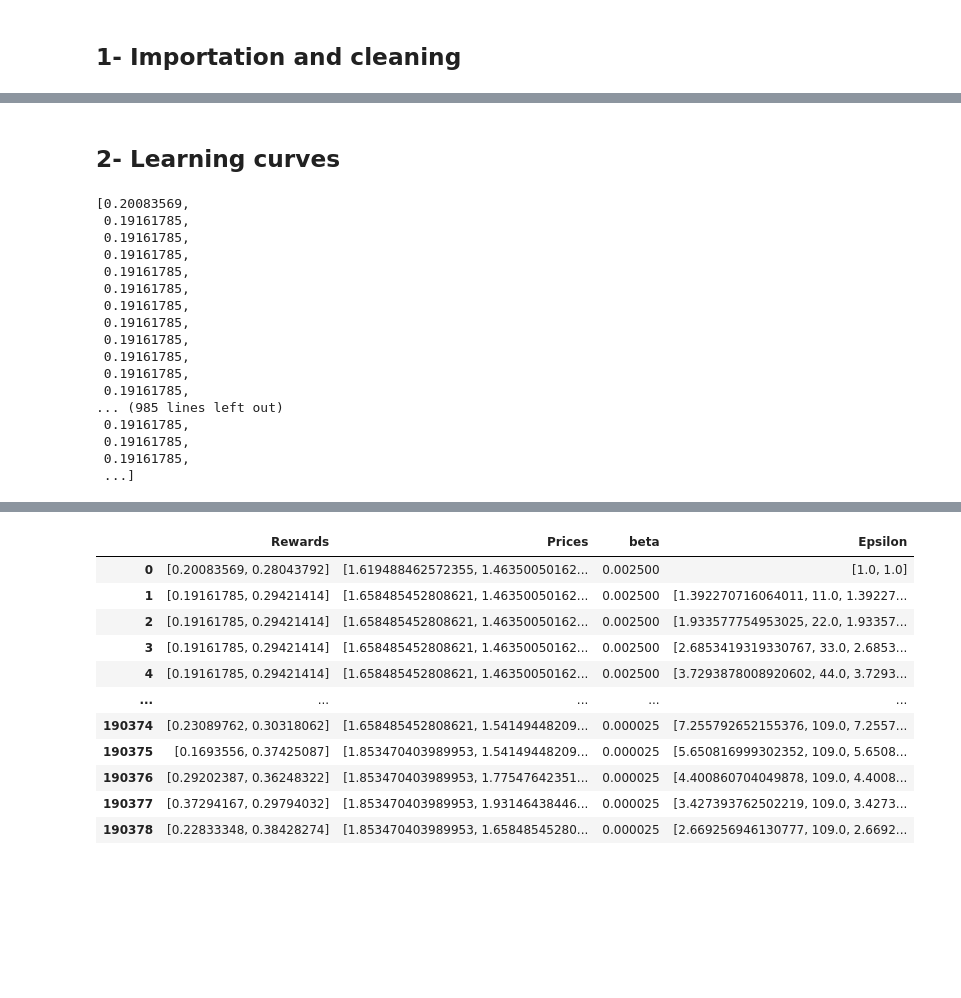
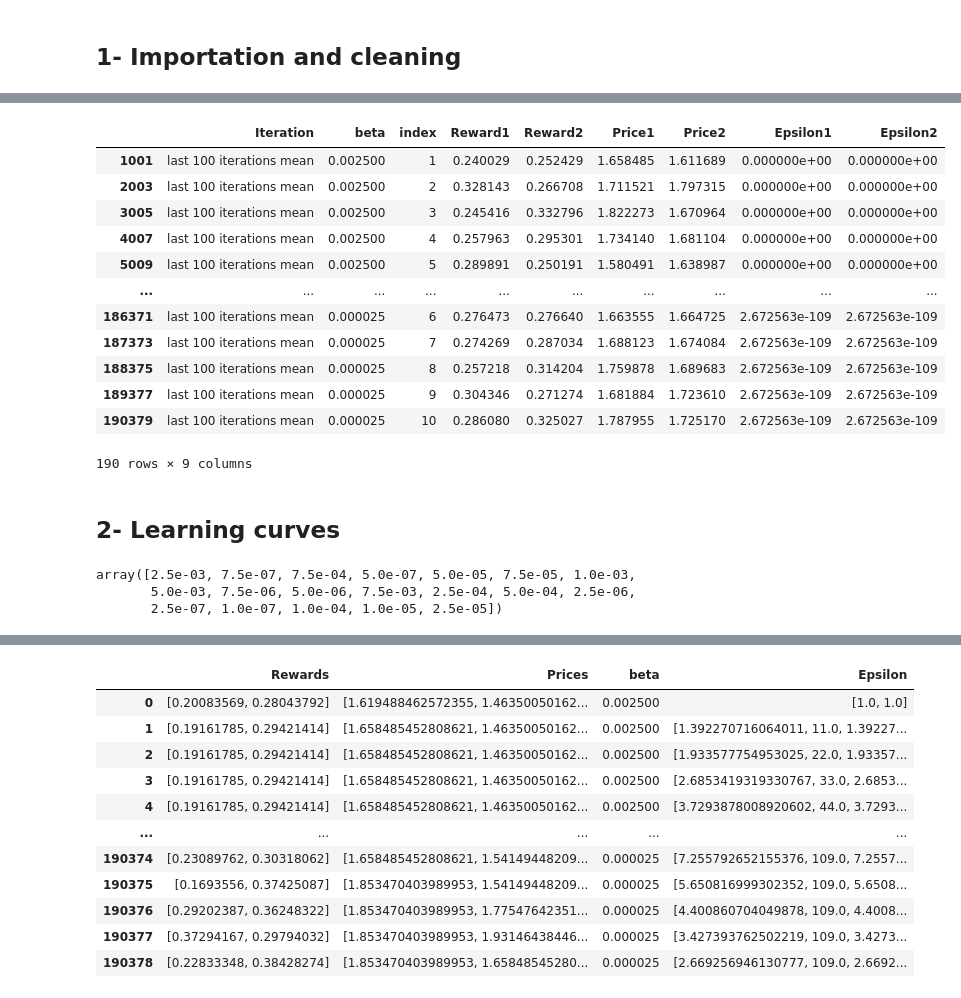
Before and after one commit to Suzie14/RLandPricing, a Jupyter notebook: notebooks/main.ipynb, the cells around one changed output, grey strips where cells are left out. Drawn from its saved outputs; the diff is of its cells as text; code cells hidden in the pictures; blank space fills up the shorter version.

```diff
--- a/notebooks/main.ipynb
+++ b/notebooks/main.ipynb
@@ -25,2 +98,18 @@ df['Iteration'] = df['Iteration'].apply(lambda x: int(x) if str(x).isdigit() els
+# %%
+fin_df = df[df['Iteration']=='last 100 iterations mean']
+# %% [output]
+|  | Iteration | beta | index | Reward1 | Reward2 | Price1 | Price2 | Epsilon1 | Epsilon2 |
+| 1001 | last 100 iterations mean | 0.002500 | 1 | 0.240029 | 0.252429 | 1.658485 | 1.611689 | 0.000000e+00 | 0.000000e+00 |
+| 2003 | last 100 iterations mean | 0.002500 | 2 | 0.328143 | 0.266708 | 1.711521 | 1.797315 | 0.000000e+00 | 0.000000e+00 |
+| 3005 | last 100 iterations mean | 0.002500 | 3 | 0.245416 | 0.332796 | 1.822273 | 1.670964 | 0.000000e+00 | 0.000000e+00 |
+| 4007 | last 100 iterations mean | 0.002500 | 4 | 0.257963 | 0.295301 | 1.734140 | 1.681104 | 0.000000e+00 | 0.000000e+00 |
+| 5009 | last 100 iterations mean | 0.002500 | 5 | 0.289891 | 0.250191 | 1.580491 | 1.638987 | 0.000000e+00 | 0.000000e+00 |
+| ... | ... | ... | ... | ... | ... | ... | ... | ... | ... |
+| 186371 | last 100 iterations mean | 0.000025 | 6 | 0.276473 | 0.276640 | 1.663555 | 1.664725 | 2.672563e-109 | 2.672563e-109 |
+| 187373 | last 100 iterations mean | 0.000025 | 7 | 0.274269 | 0.287034 | 1.688123 | 1.674084 | 2.672563e-109 | 2.672563e-109 |
+| 188375 | last 100 iterations mean | 0.000025 | 8 | 0.257218 | 0.314204 | 1.759878 | 1.689683 | 2.672563e-109 | 2.672563e-109 |
+| 189377 | last 100 iterations mean | 0.000025 | 9 | 0.304346 | 0.271274 | 1.681884 | 1.723610 | 2.672563e-109 | 2.672563e-109 |
+| 190379 | last 100 iterations mean | 0.000025 | 10 | 0.286080 | 0.325027 | 1.787955 | 1.725170 | 2.672563e-109 | 2.672563e-109 |
+190 rows × 9 columns
 # %% [markdown]
 ## 2- Learning curves
@@ -31,20 +116,6 @@ filtred_df
-# %%
-[df['Rewards'][i][0] for i in df['Unnamed: 0']]
-# %% [output]
-[0.20083569,
- 0.19161785,
- 0.19161785,
- 0.19161785,
- 0.19161785,
- 0.19161785,
- 0.19161785,
- 0.19161785,
- 0.19161785,
- 0.19161785,
- 0.19161785,
- 0.19161785,
-... (985 lines left out)
- 0.19161785,
- 0.19161785,
- 0.19161785,
- ...]
+# %%
+df['beta'].unique()
+# %% [output]
+array([2.5e-03, 7.5e-07, 7.5e-04, 5.0e-07, 5.0e-05, 7.5e-05, 1.0e-03,
+       5.0e-03, 7.5e-06, 5.0e-06, 7.5e-03, 2.5e-04, 5.0e-04, 2.5e-06,
+       2.5e-07, 1.0e-07, 1.0e-04, 1.0e-05, 2.5e-05])
```
Also changed, not shown: parts of 19 cells of this notebook, 2 other files.
